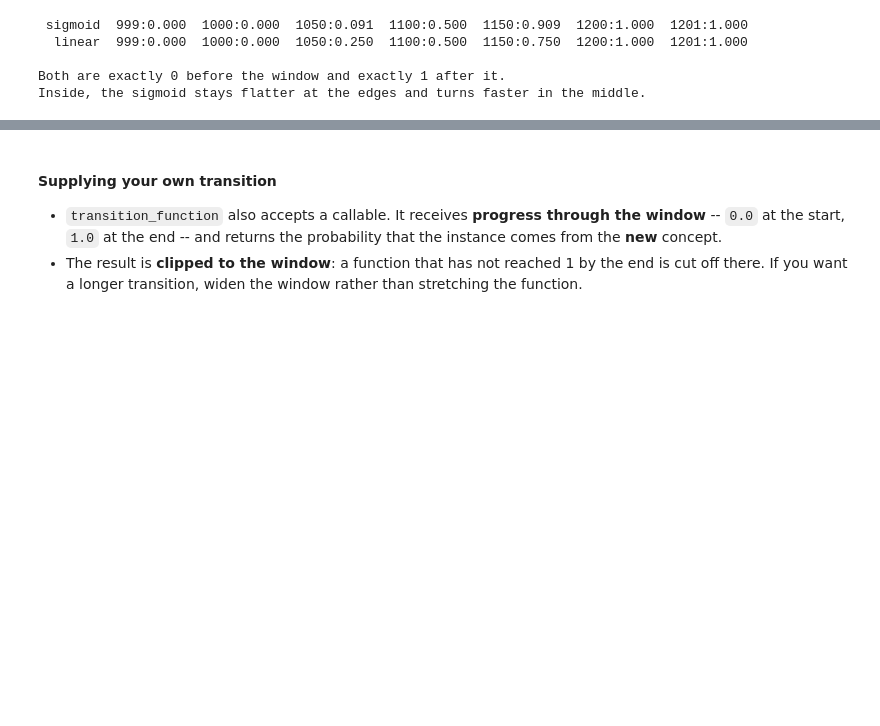
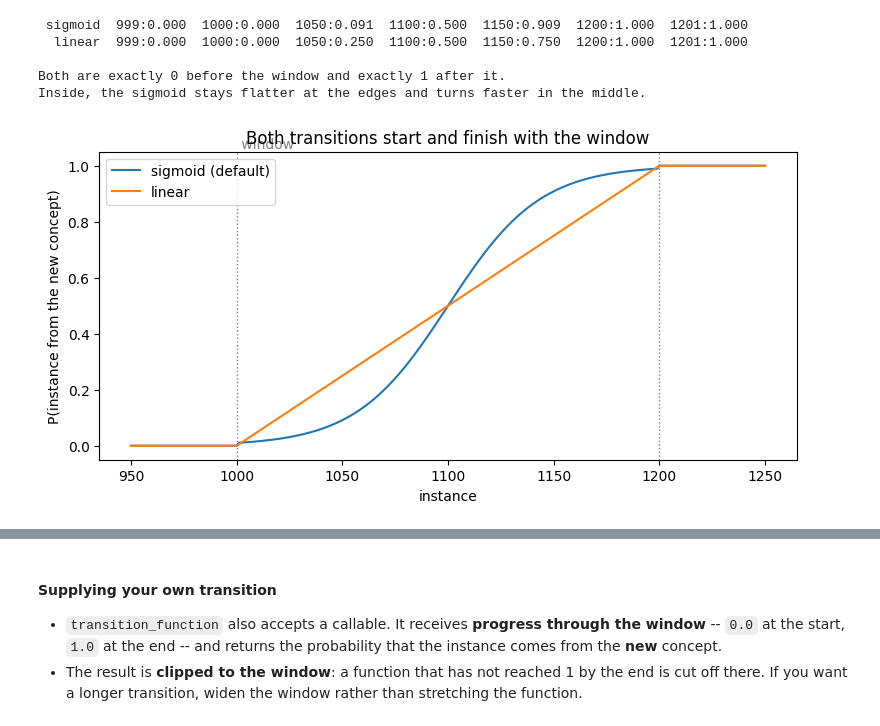
Before and after one commit to adaptive-machine-learning/CapyMOA, a Jupyter notebook: notebooks/04_drift_streams.ipynb, the cells around one changed output, grey strips where cells are left out. Cells and saved outputs as stored; diff of their text form; code cells hidden in the pictures; blank space fills up the shorter version.

```diff
--- a/notebooks/04_drift_streams.ipynb
+++ b/notebooks/04_drift_streams.ipynb
@@ -333,3 +329,36 @@ print("Inside, the sigmoid stays flatter at the edges and turns faster in the mi
 
 Both are exactly 0 before the window and exactly 1 after it.
 Inside, the sigmoid stays flatter at the edges and turns faster in the middle.
+# %%
+import matplotlib.pyplot as plt
+
+
+def ramp_over_window(transition, width=200):
+    """P(new concept) across a drift, sampled either side of the window."""
+    stream = DriftStream(
+        stream=[
+            Concept(SEA(function=1), num_instances=1000),
+            GradualDrift(num_instances=width, transition_function=transition),
+            Concept(SEA(function=3), num_instances=1000),
+        ]
+    )
+    node, drift = stream._root, stream.get_drifts()[0]
+    xs = range(drift.start - 50, drift.end + 51)
+    return drift, xs, [node.probability_of_new_concept(n) for n in xs]
+
+
+plt.figure(figsize=(9, 4))
+for transition, label in (("sigmoid", "sigmoid (default)"), ("linear", "linear")):
+    drift, xs, ys = ramp_over_window(transition)
+    plt.plot(list(xs), ys, label=label)
+
+plt.axvline(drift.start, color="grey", ls=":", lw=1)
+plt.axvline(drift.end, color="grey", ls=":", lw=1)
+plt.text(drift.start, 1.05, " window", color="grey", va="bottom")
+plt.xlabel("instance")
+plt.ylabel("P(instance from the new concept)")
+plt.title("Both transitions start and finish with the window")
+plt.legend()
+plt.show()
+# %% [output]
+[figure, added]
```
Also changed, not shown: parts of 6 cells of this notebook, 1 other file.
